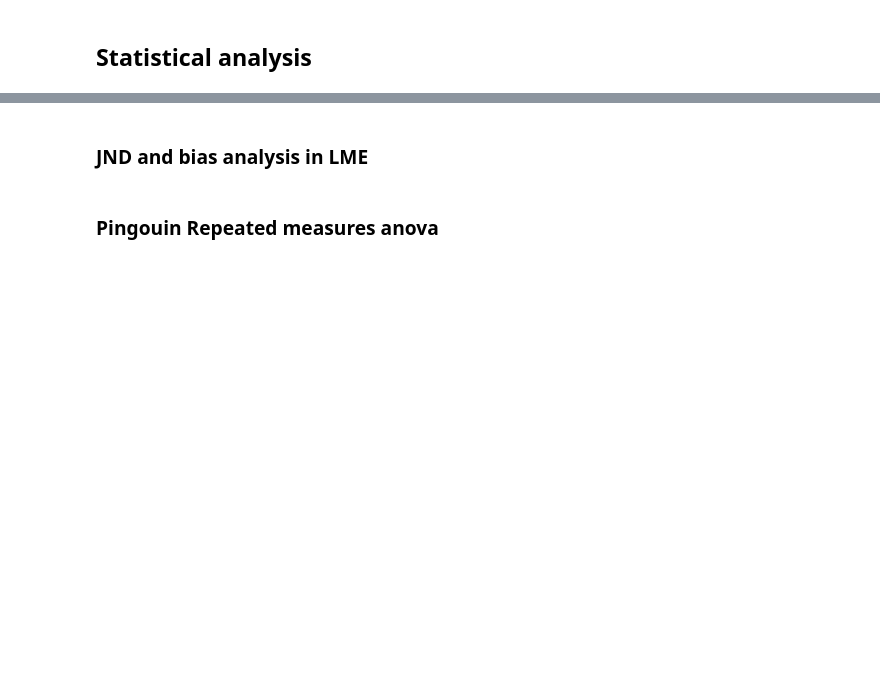
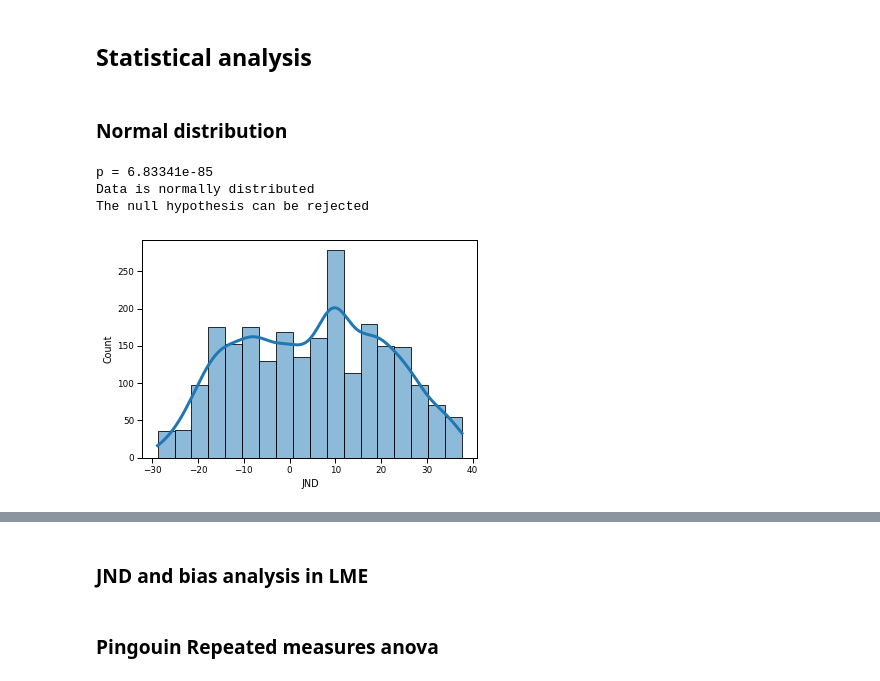
Before and after one commit to DiarKarim/Visual-Proprioceptive, a Jupyter notebook: VisualProprioceptive_Analysis/VP_Analaysis_v4_Individual_Targets.ipynb, the cells around one changed output, grey strips where cells are left out. Cells and saved outputs as stored; diff of their text form; code cells hidden in the pictures; blank space fills up the shorter version.

```diff
--- a/VisualProprioceptive_Analysis/VP_Analaysis_v4_Individual_Targets.ipynb
+++ b/VisualProprioceptive_Analysis/VP_Analaysis_v4_Individual_Targets.ipynb
@@ -704,2 +708,21 @@ p_val: 0.64
 # %% [markdown]
 ## Statistical analysis
+# %% [markdown]
+### Normal distribution
+# %%
+sns.histplot(x='JND', data = df8, kde=True)
+alpha = 1e-3
+
+k2, p = stats.normaltest(df8['JND'])
+
+print("p = {:g}".format(p))
+
+if p < alpha:  # null hypothesis: x comes from a normal distribution
+    print("Data is normally distributed \nThe null hypothesis can be rejected")
+else:
+    print("The null hypothesis cannot be rejected")
+# %% [output]
+p = 6.83341e-85
+Data is normally distributed
+The null hypothesis can be rejected
+[figure, added]
```
Also changed, not shown: parts of 15 cells of this notebook, 35 other files.
